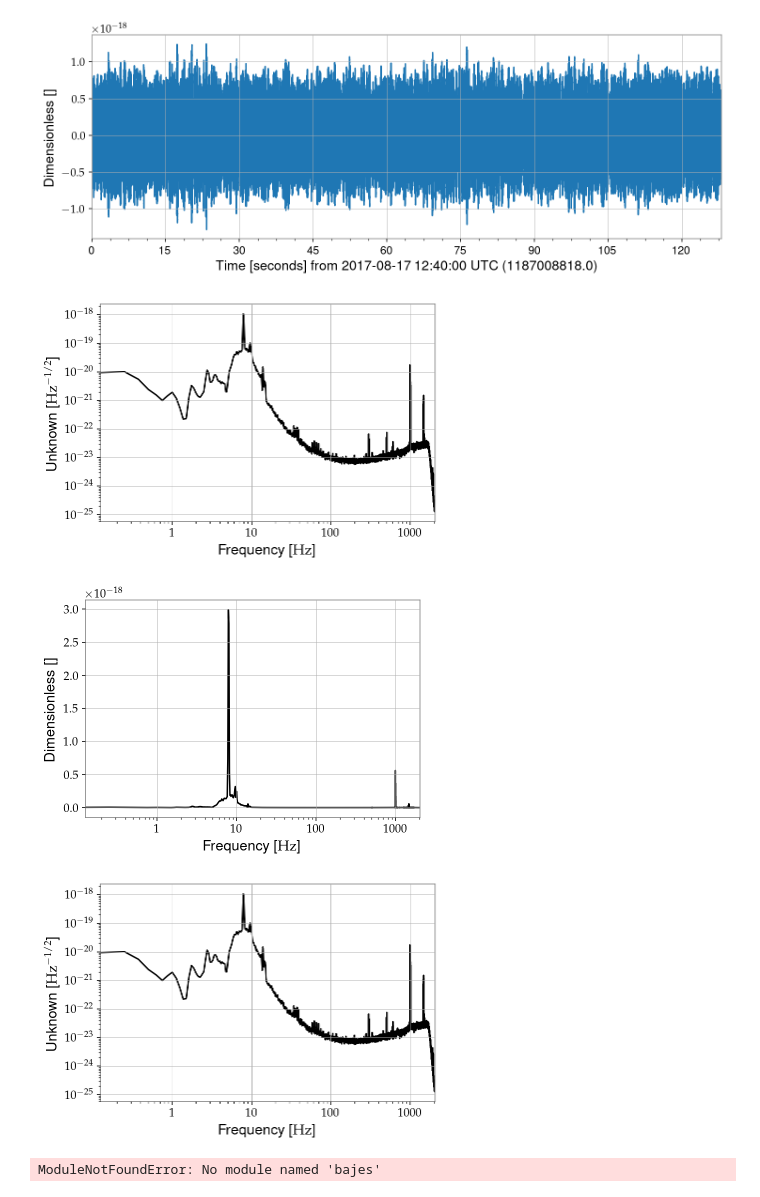
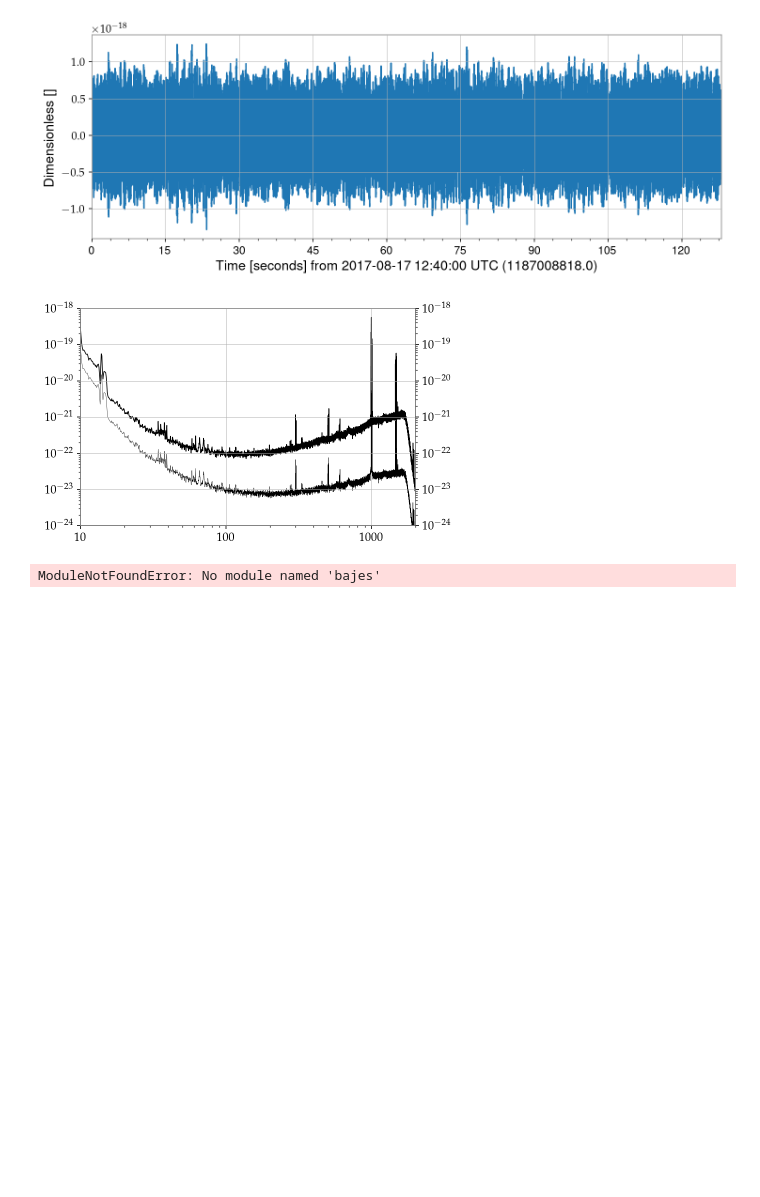
Before and after one commit to jacopok/master-thesis, a Jupyter notebook: thesis/figures/GW170817.ipynb, the cells around one changed output. Drawn from its saved outputs; the diff is of its cells as text; code cells hidden in the pictures; blank space fills up the shorter version.

```diff
--- a/thesis/figures/GW170817.ipynb
+++ b/thesis/figures/GW170817.ipynb
@@ -64,13 +64,20 @@ psd = strain.psd(fftlength=8)
 # %%
 Sa_n = strain.asd(fftlength=8)
 f = Sa_n.frequencies
 
-(Sa_n * np.sqrt(f)).plot(c='black', label='Noise char strain')
-Sa_n.plot(c='black', label='Noise ASD')
+plt.loglog(f, Sa_n * np.sqrt(f), c='black', label='Noise char strain', lw=.8)
+
+ax = plt.gca()
+ax2 = ax.twinx()
+ax2.loglog(f, Sa_n, c='black', label='Noise ASD', lw=.3)
+
+lims_y = (1e-24, 1e-18)
+lims_x = (10, 2000)
+for a in [ax, ax2]:
+    a.set_xlim(*lims_x)
+    a.set_ylim(*lims_y)
 # %% [output]
-[figure, old version]
+[figure, new version]
-[figure, removed]
-[figure, removed]
 # %%
 Sa_n = strain.asd(fftlength=8)
 f = Sa_n.frequencies
```
Also changed, not shown: 4 other files.
